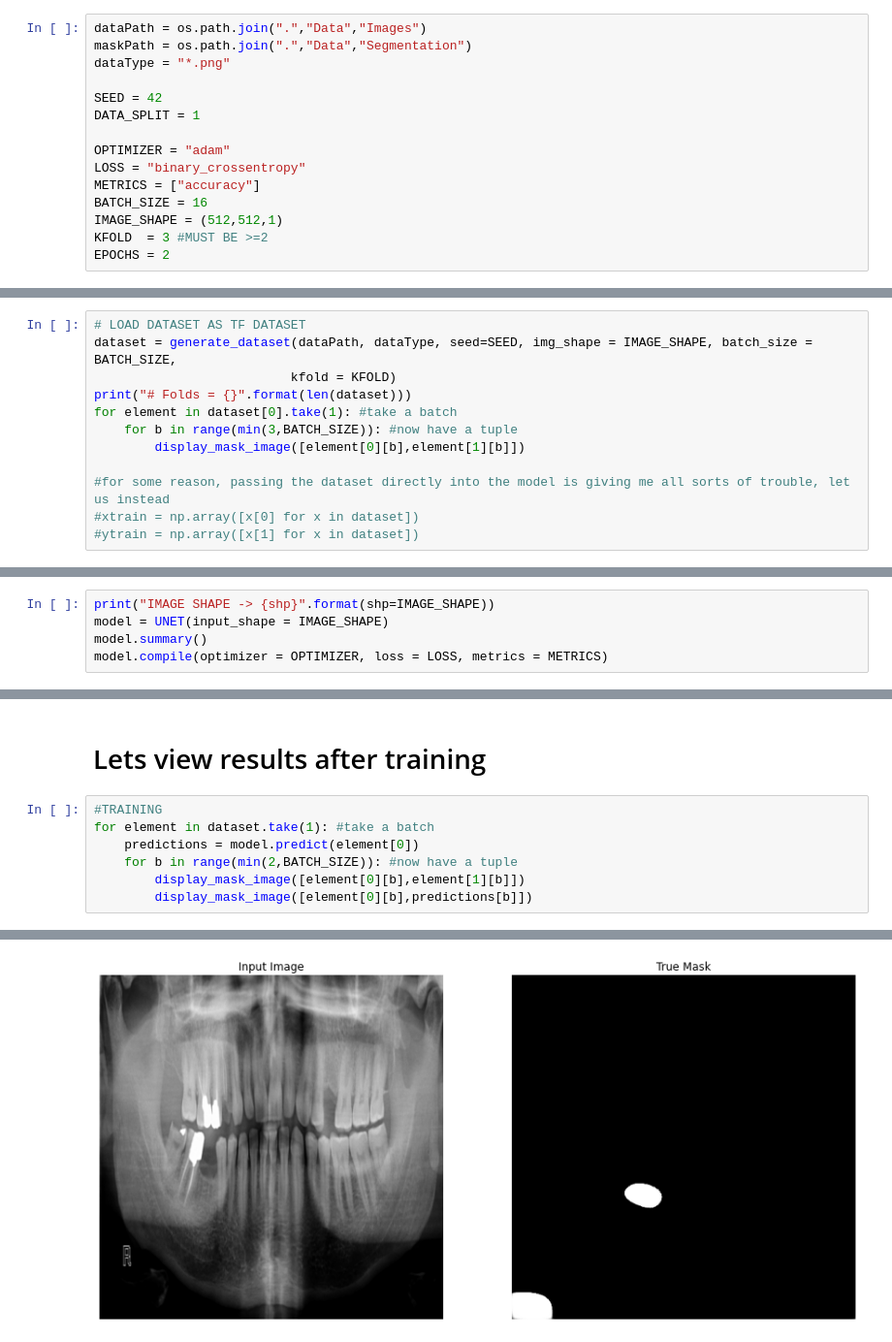
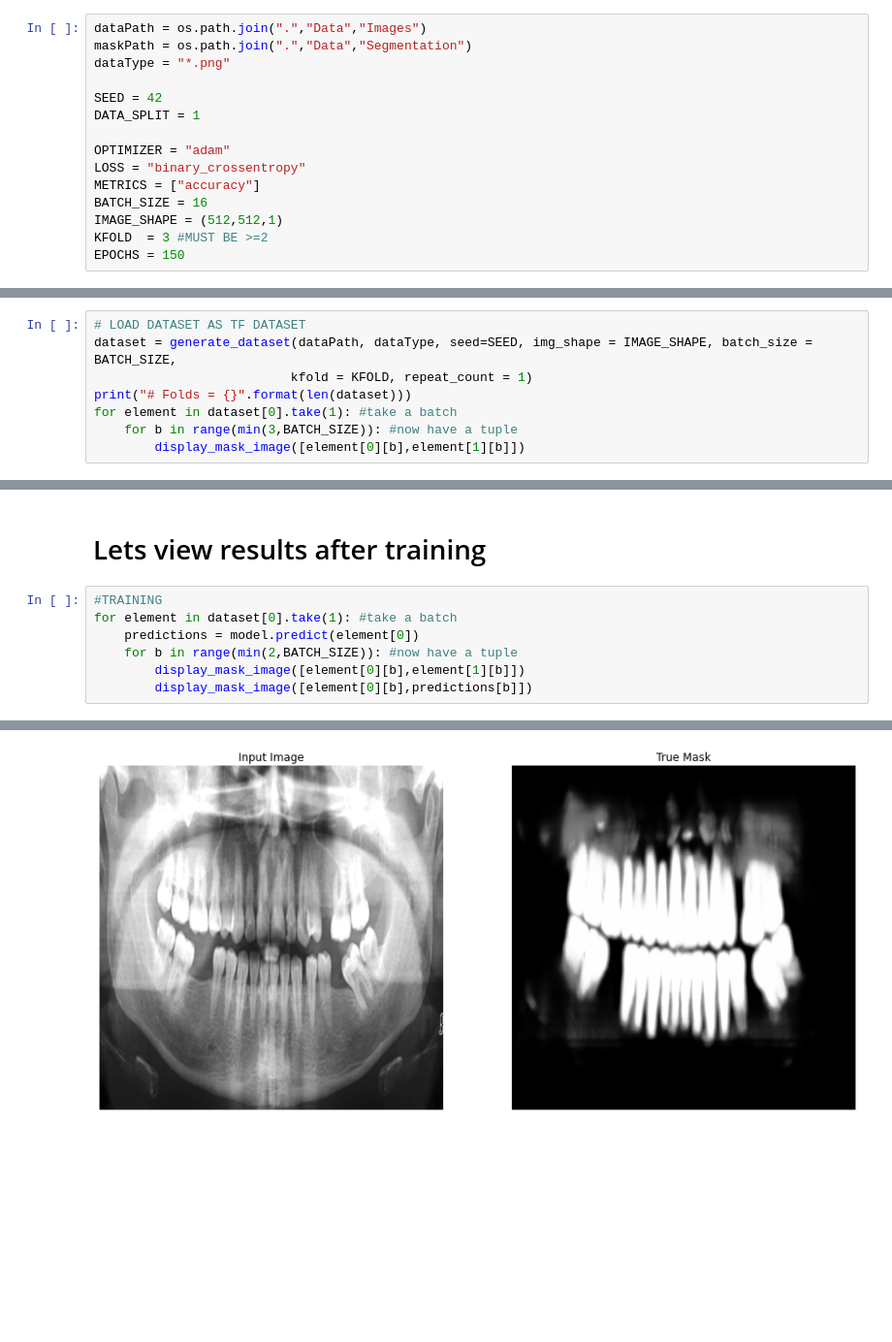
Before and after one commit to akurlej/DentalML, a Jupyter notebook: Example.ipynb, the cells around one changed output, grey strips where cells are left out. Shown at 97% size. Saved outputs shown, nothing was run; the diff lists cells and outputs as text; blank space fills up the shorter version.

```diff
--- a/Example.ipynb
+++ b/Example.ipynb
@@ -21,7 +21,7 @@ METRICS = ["accuracy"]
 BATCH_SIZE = 16
 IMAGE_SHAPE = (512,512,1)
 KFOLD  = 3 #MUST BE >=2
-EPOCHS = 2
+EPOCHS = 150
 # %%
 if not os.path.isdir(dataPath) or not os.path.isdir(maskPath):
     #untar the data if it hasnt been
@@ -31,13 +31,9 @@ if not os.path.isdir(dataPath) or not os.path.isdir(maskPath):
 # %%
 # LOAD DATASET AS TF DATASET
 dataset = generate_dataset(dataPath, dataType, seed=SEED, img_shape = IMAGE_SHAPE, batch_size = BATCH_SIZE,
-                          kfold = KFOLD)
+                          kfold = KFOLD, repeat_count = 1)
 print("# Folds = {}".format(len(dataset)))
 for element in dataset[0].take(1): #take a batch
     for b in range(min(3,BATCH_SIZE)): #now have a tuple
         display_mask_image([element[0][b],element[1][b]])
-
-#for some reason, passing the dataset directly into the model is giving me all sorts of trouble, let us instead
-#xtrain = np.array([x[0] for x in dataset])
-#ytrain = np.array([x[1] for x in dataset])
 # %% [output]
@@ -50,8 +46,3 @@ Metal device set to: Apple M1 Pro
 [figure]
 [figure]
 [figure]
-# %%
-print("IMAGE SHAPE -> {shp}".format(shp=IMAGE_SHAPE))
-model = UNET(input_shape = IMAGE_SHAPE)
-model.summary()
-model.compile(optimizer = OPTIMIZER, loss = LOSS, metrics = METRICS)
@@ -148,7 +135,7 @@ print(np.mean([histories[0].history["loss"][0],histories[1].history["loss"][0]])
 # Lets view results after training
 # %%
 #TRAINING
-for element in dataset.take(1): #take a batch
+for element in dataset[0].take(1): #take a batch
     predictions = model.predict(element[0])
     for b in range(min(2,BATCH_SIZE)): #now have a tuple
         display_mask_image([element[0][b],element[1][b]])
@@ -161 +148 @@ for element in dataset.take(1): #take a batch
-[figure, old version]
+[figure, new version]
```
Also changed, not shown: parts of 10 cells of this notebook, 2 other files.
